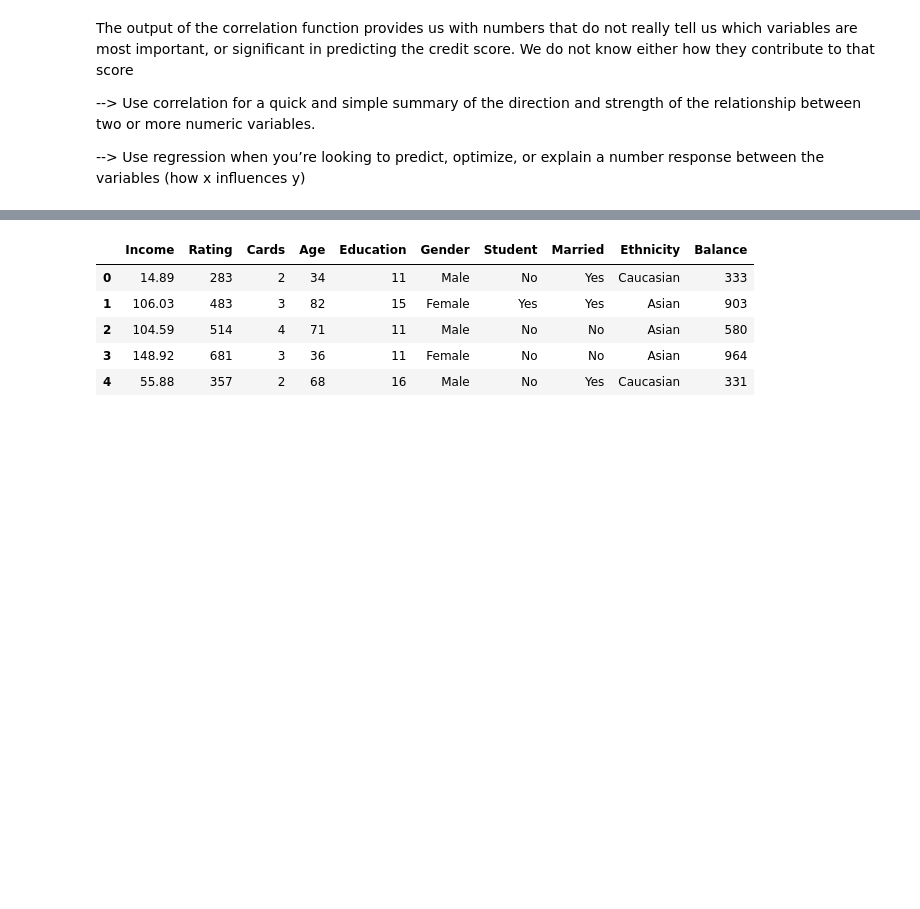
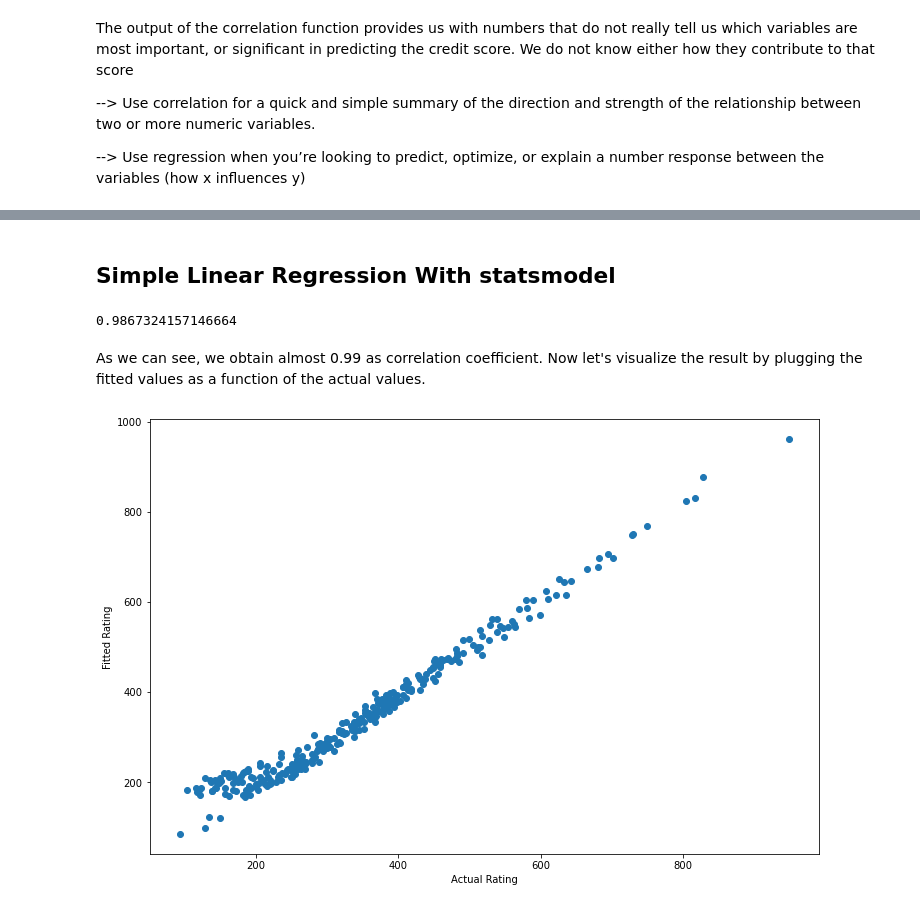
Before and after one commit to skacem/Strategic-Business-Analytics-Foundations, a Jupyter notebook: Week2/CreditScore.ipynb, the cells around one changed output, grey strips where cells are left out. Saved outputs shown, nothing was run; the diff lists cells and outputs as text; code cells hidden in the pictures; blank space fills up the shorter version.

Commit message:
add linear regression

```diff
--- a/Week2/CreditScore.ipynb
+++ b/Week2/CreditScore.ipynb
@@ -149,9 +118,23 @@ LinearRegression()
-# %%
-df.head()
-# %% [output]
-|  | Income | Rating | Cards | Age | Education | Gender | Student | Married | Ethnicity | Balance |
-| 0 | 14.89 | 283 | 2 | 34 | 11 | Male | No | Yes | Caucasian | 333 |
-| 1 | 106.03 | 483 | 3 | 82 | 15 | Female | Yes | Yes | Asian | 903 |
-| 2 | 104.59 | 514 | 4 | 71 | 11 | Male | No | No | Asian | 580 |
-| 3 | 148.92 | 681 | 3 | 36 | 11 | Female | No | No | Asian | 964 |
-| 4 | 55.88 | 357 | 2 | 68 | 16 | Male | No | Yes | Caucasian | 331 |
+# %% [markdown]
+## Simple Linear Regression With statsmodel
+# %%
+# Estimate a linear regression model of Rating
+# as a function of everything else
+all_columns = "+".join(df.columns).replace('Rating+', '')
+my_formula = 'Rating~' + all_columns
+linreg = smf.ols(my_formula, data=df).fit()
+# %%
+# Compute the correlation between the fitted values and the actual ones
+np.corrcoef(df['Rating'], linreg.fittedvalues)[1,0]
+# %% [output]
+0.9867324157146664
+# %% [markdown]
+As we can see, we obtain almost 0.99 as correlation coefficient.
+Now let's visualize the result by plugging the fitted values as a function of the actual values.
+# %%
+# plot the fitted values vs the actual values:
+plt.scatter(df['Rating'], linreg.fittedvalues)
+plt.xlabel('Actual Rating')
+plt.ylabel('Fitted Rating');
+# %% [output]
+[figure, added]
```
Also changed, not shown: parts of 9 cells of this notebook.
